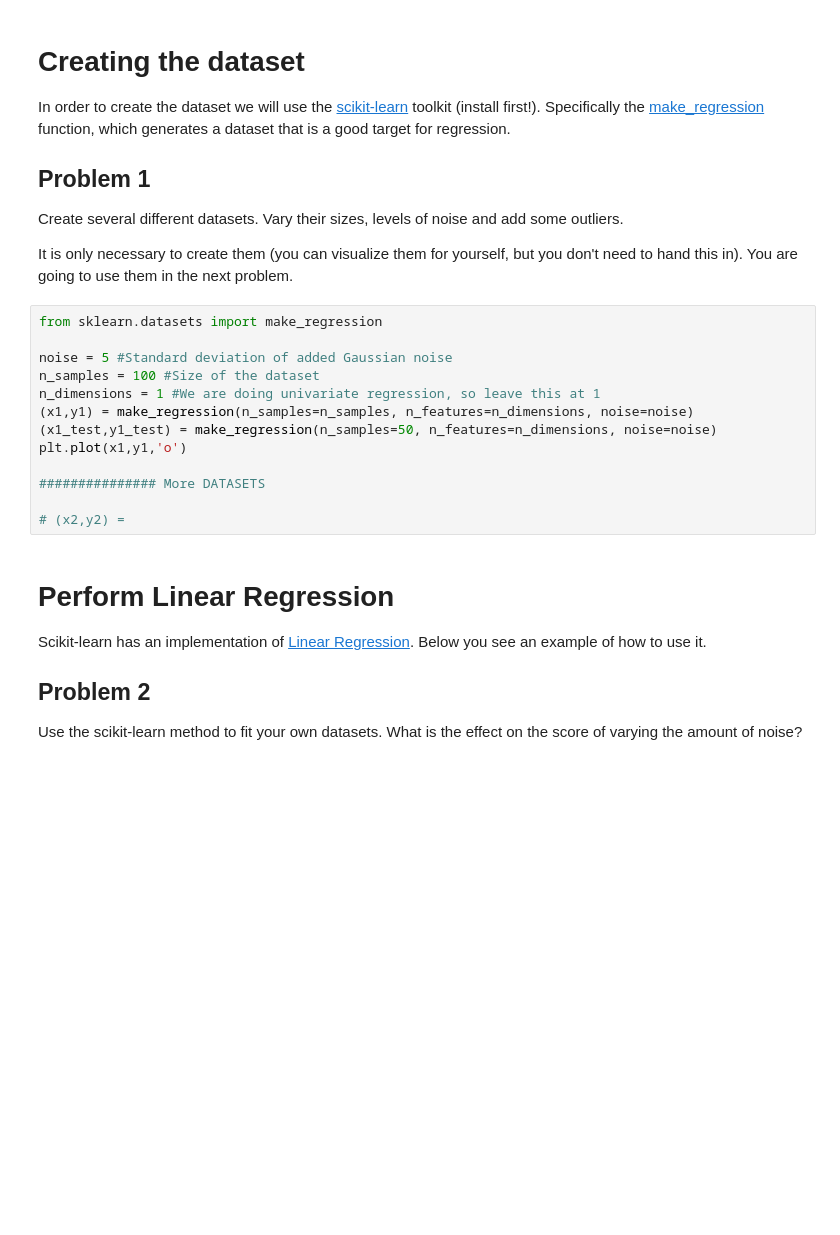
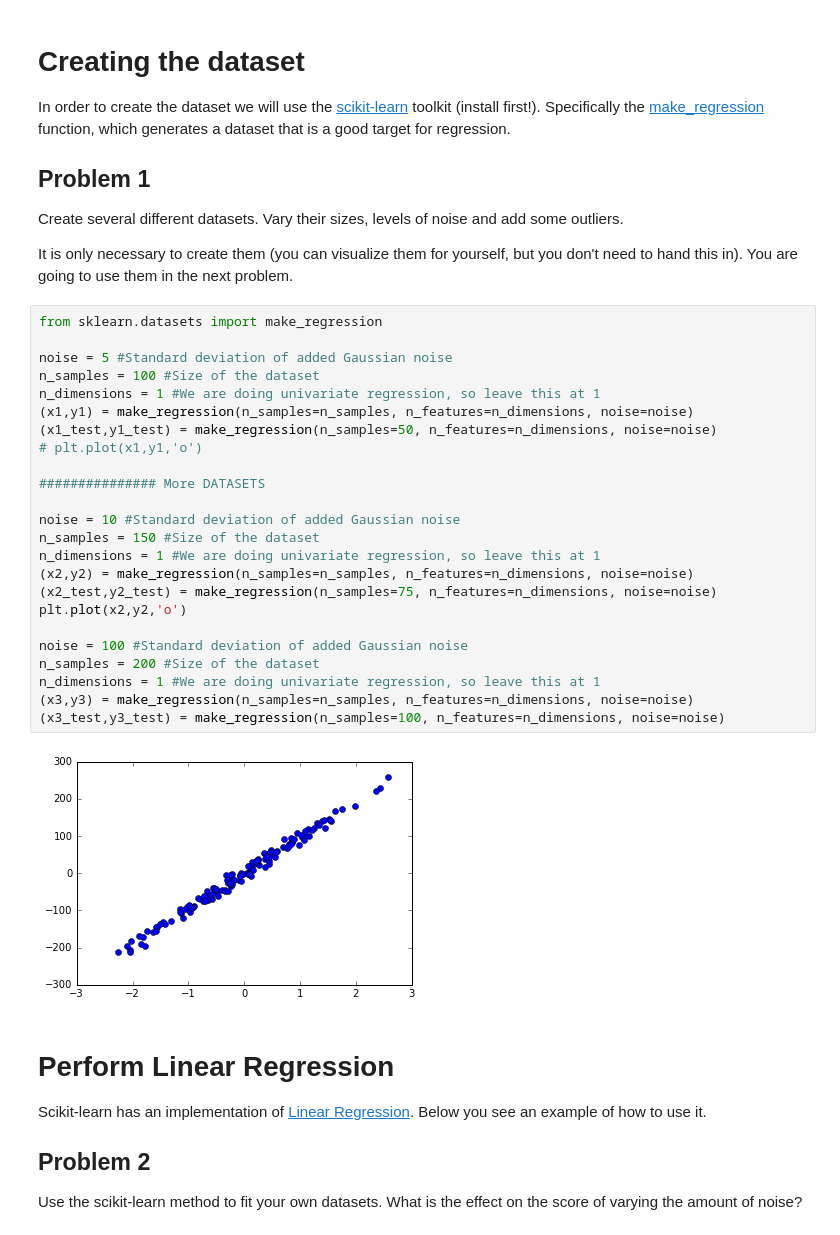
Before and after one commit to samcoxon/Machine-Learning, a Jupyter notebook: Lab Assignments/1-assignment.ipynb, the cells around one changed output. Saved outputs shown, nothing was run; the diff lists cells and outputs as text; blank space fills up the shorter version.

```diff
--- a/Lab Assignments/1-assignment.ipynb
+++ b/Lab Assignments/1-assignment.ipynb
@@ -27,16 +29,29 @@ It is only necessary to create them (you can visualize them for yourself, but yo
 # %%
 from sklearn.datasets import make_regression
 
 noise = 5 #Standard deviation of added Gaussian noise
 n_samples = 100 #Size of the dataset
 n_dimensions = 1 #We are doing univariate regression, so leave this at 1
 (x1,y1) = make_regression(n_samples=n_samples, n_features=n_dimensions, noise=noise)
 (x1_test,y1_test) = make_regression(n_samples=50, n_features=n_dimensions, noise=noise)
-plt.plot(x1,y1,'o')
+# plt.plot(x1,y1,'o')
 
 ############### More DATASETS
 
-# (x2,y2) =
+noise = 10 #Standard deviation of added Gaussian noise
+n_samples = 150 #Size of the dataset
+n_dimensions = 1 #We are doing univariate regression, so leave this at 1
+(x2,y2) = make_regression(n_samples=n_samples, n_features=n_dimensions, noise=noise)
+(x2_test,y2_test) = make_regression(n_samples=75, n_features=n_dimensions, noise=noise)
+plt.plot(x2,y2,'o')
+
+noise = 100 #Standard deviation of added Gaussian noise
+n_samples = 200 #Size of the dataset
+n_dimensions = 1 #We are doing univariate regression, so leave this at 1
+(x3,y3) = make_regression(n_samples=n_samples, n_features=n_dimensions, noise=noise)
+(x3_test,y3_test) = make_regression(n_samples=100, n_features=n_dimensions, noise=noise)
+# %% [output]
+[figure, added]
 # %% [markdown]
 # Perform Linear Regression
 
```
Also changed, not shown: parts of 13 cells of this notebook.
